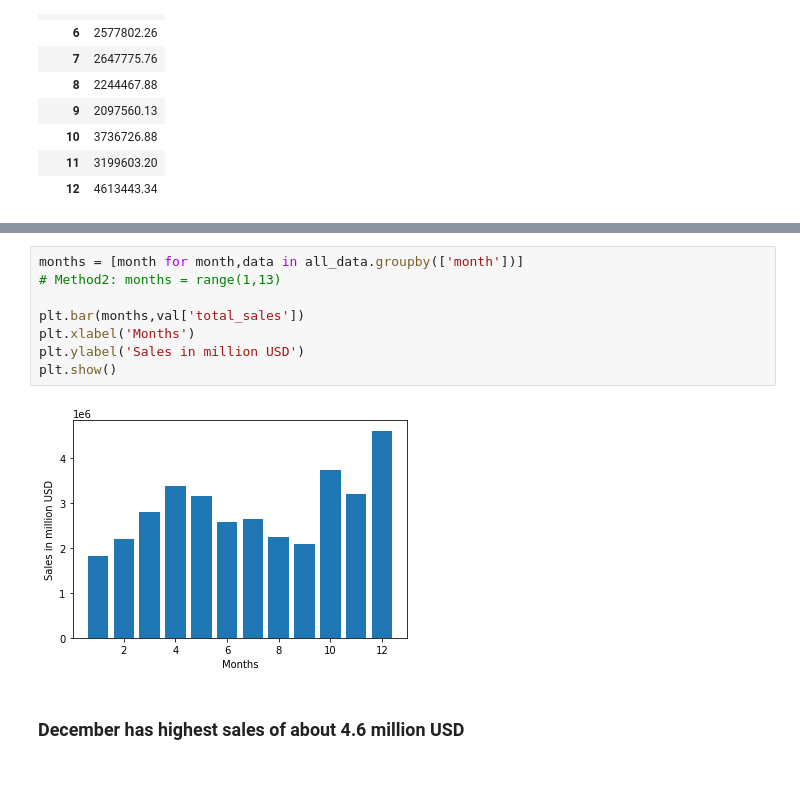
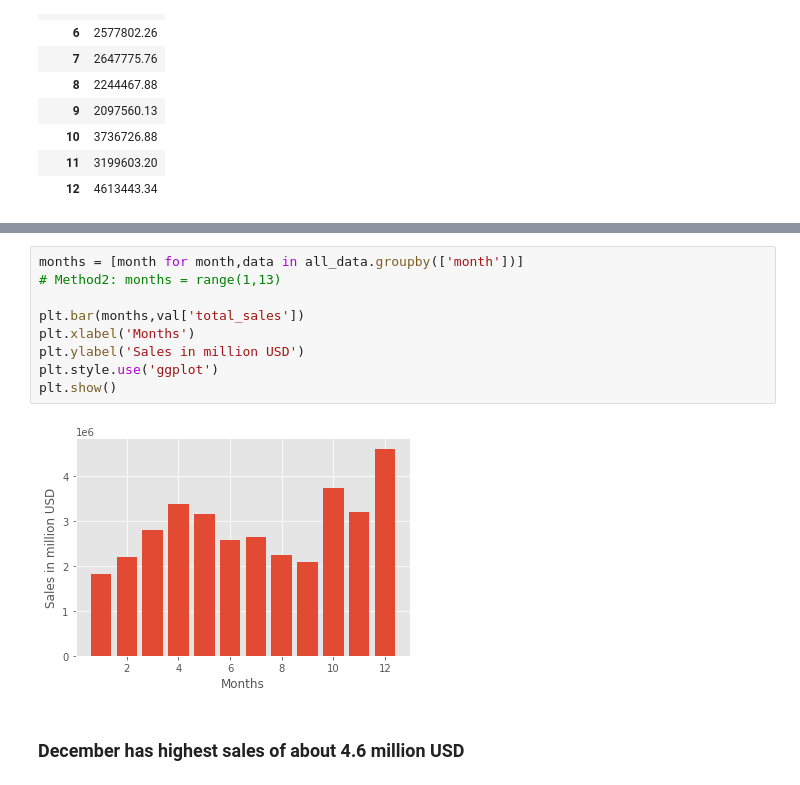
Before and after one commit to dishankkalra23/eCommerce-Sales-Analysis, a Jupyter notebook: Sales-Analysis.ipynb, the cells around one changed output, grey strips where cells are left out. Drawn from its saved outputs; the diff is of its cells as text.

Commit message:
Increased readability of plots

```diff
--- a/Sales-Analysis.ipynb
+++ b/Sales-Analysis.ipynb
@@ -209,13 +209,14 @@ all_data.sample(7)
 # %%
 months = [month for month,data in all_data.groupby(['month'])]
 # Method2: months = range(1,13)
 
 plt.bar(months,val['total_sales'])
 plt.xlabel('Months')
 plt.ylabel('Sales in million USD')
+plt.style.use('ggplot')
 plt.show()
 # %% [output]
-[figure, old version]
+[figure, new version]
 # %% [markdown]
 ### December has highest sales of about 4.6 million USD
 # %% [markdown]
```
Also changed, not shown: parts of 5 cells of this notebook.
